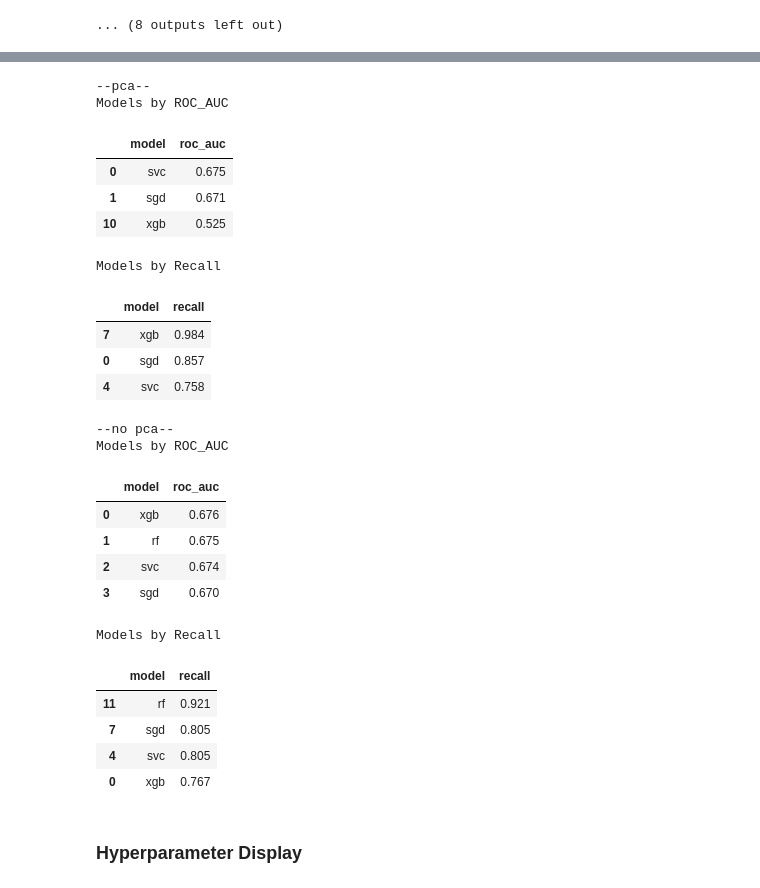
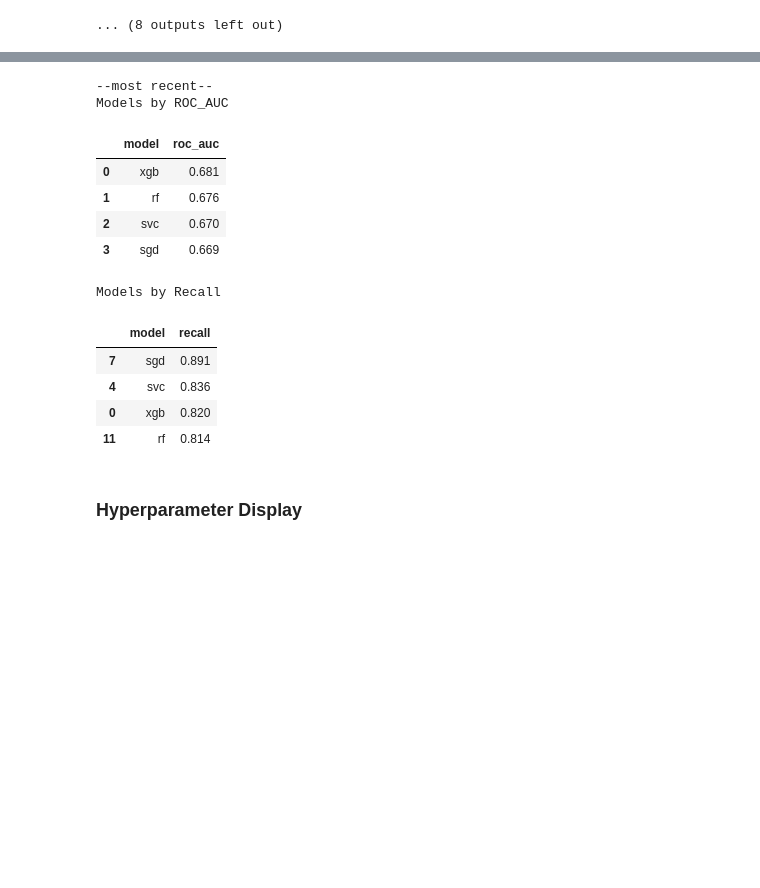
Before and after one commit to meaton96/Eaton_633_Project, a Jupyter notebook: notebooks/000_Main.ipynb, the cells around one changed output, grey strips where cells are left out. Drawn from its saved outputs; the diff is of its cells as text; code cells hidden in the pictures; blank space fills up the shorter version.

```diff
--- a/notebooks/000_Main.ipynb
+++ b/notebooks/000_Main.ipynb
@@ -6,7 +6,7 @@ from shared_util.pipelines import ModelPipeline
 import warnings
 warnings.filterwarnings('ignore')
 
-METRICS_DB_ID = 7
+METRICS_DB_ID = 6
 METRICS_NOTES = "binning v3"
 PCA = False
 scaler = 'standard' # 'standard' for StandardScaler or 'power' for PowerTransformer (yeo-johnson)
@@ -45,6 +45,13 @@ bin_v3 = filter_df(metrics_df, run_id=6)
 
 # bin_3 = fetch_metric(run_id=6)
 
+
+
 test_df = filter_df(metrics_df, data=['test'])
+
+
+most_recent_df = filter_df(metrics_df, run_id=[METRICS_DB_ID])
+
+
 filter_df(test_df, run_id=[0]).head(5)
 # %% [output]
@@ -150,36 +152,25 @@ plot_metrics(results_df, 1)
 # %%
-print('--pca--')
-summary_by_auc(pca_results_df, plot_id=METRICS_DB_ID)
-summary_by_recall(pca_results_df)
+print('--most recent--')
+summary_by_auc(most_recent_df, plot_id=METRICS_DB_ID)
+summary_by_recall(most_recent_df)
 
-print('--no pca--')
-summary_by_auc(results_df, plot_id=1)
-summary_by_recall(results_df)
+# print('--no pca--')
+# summary_by_auc(results_df, plot_id=1)
+# summary_by_recall(results_df)
 # %% [output]
---pca--
+--most recent--
 Models by ROC_AUC
 |  | model | roc_auc |
-| 0 | svc | 0.675 |
-| 1 | sgd | 0.671 |
-| 10 | xgb | 0.525 |
+| 0 | xgb | 0.681 |
+| 1 | rf | 0.676 |
+| 2 | svc | 0.670 |
+| 3 | sgd | 0.669 |
 Models by Recall
 |  | model | recall |
-| 7 | xgb | 0.984 |
-| 0 | sgd | 0.857 |
-| 4 | svc | 0.758 |
+| 7 | sgd | 0.891 |
+| 4 | svc | 0.836 |
+| 0 | xgb | 0.820 |
+| 11 | rf | 0.814 |
---no pca--
-Models by ROC_AUC
-|  | model | roc_auc |
-| 0 | xgb | 0.676 |
-| 1 | rf | 0.675 |
-| 2 | svc | 0.674 |
-| 3 | sgd | 0.670 |
-Models by Recall
-|  | model | recall |
-| 11 | rf | 0.921 |
-| 7 | sgd | 0.805 |
-| 4 | svc | 0.805 |
-| 0 | xgb | 0.767 |
 # %% [markdown]
 ### Hyperparameter Display
 # %%
```
Also changed, not shown: parts of 3 cells of this notebook, 6 other files.
